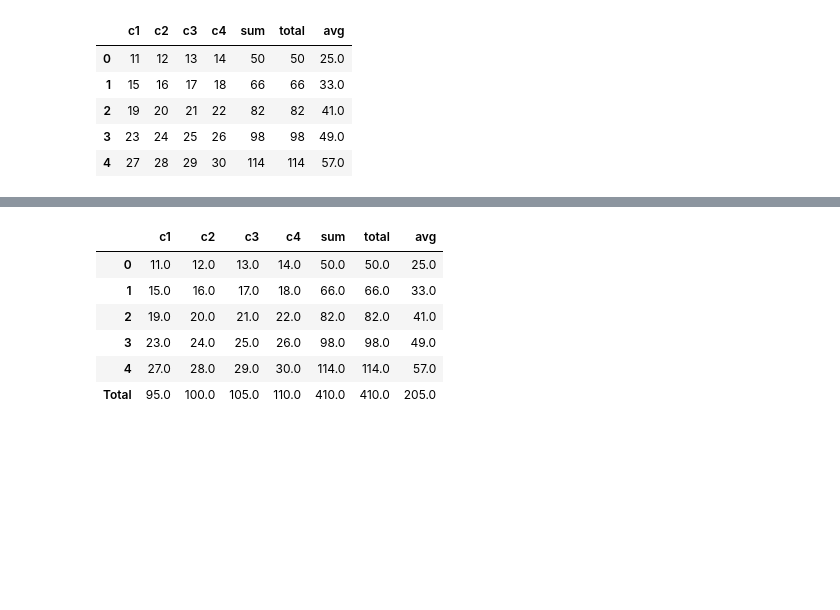
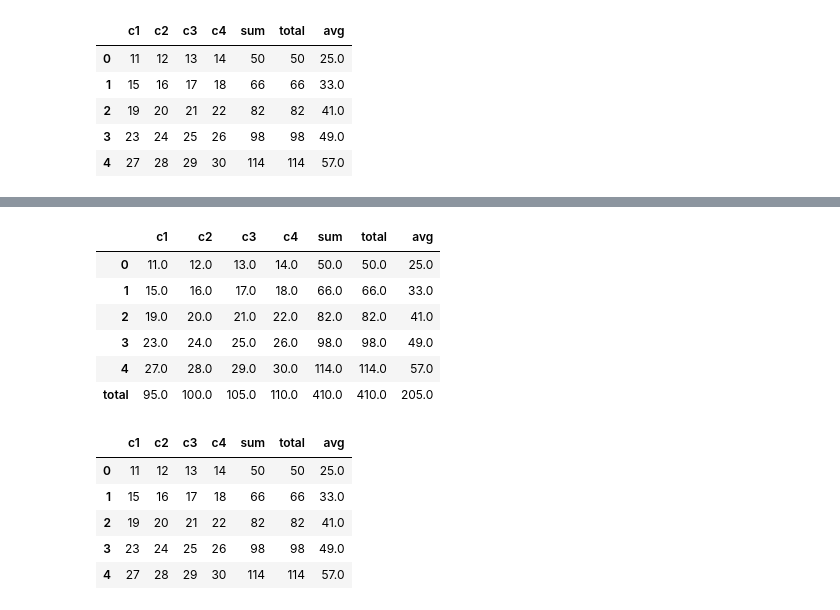
Before and after one commit to vengleab/sunrise-data-science-2024, a Jupyter notebook: Python-for-data-science/pandas.ipynb, the cells around one changed output, grey strips where cells are left out. Cells and saved outputs as stored; diff of their text form; code cells hidden in the pictures; blank space fills up the shorter version.

```diff
--- a/Python-for-data-science/pandas.ipynb
+++ b/Python-for-data-science/pandas.ipynb
@@ -357,10 +388,19 @@ data
+# %%
+data.append(pd.Series(data.sum(), name="total"))
+# %% [output]
+|  | c1 | c2 | c3 | c4 | sum | total | avg |
+| 0 | 11.0 | 12.0 | 13.0 | 14.0 | 50.0 | 50.0 | 25.0 |
+| 1 | 15.0 | 16.0 | 17.0 | 18.0 | 66.0 | 66.0 | 33.0 |
+| 2 | 19.0 | 20.0 | 21.0 | 22.0 | 82.0 | 82.0 | 41.0 |
+| 3 | 23.0 | 24.0 | 25.0 | 26.0 | 98.0 | 98.0 | 49.0 |
+| 4 | 27.0 | 28.0 | 29.0 | 30.0 | 114.0 | 114.0 | 57.0 |
+| total | 95.0 | 100.0 | 105.0 | 110.0 | 410.0 | 410.0 | 205.0 |
 # %%
-data.append(pd.Series(data.sum(), name="Total"))
+data
 # %% [output]
 |  | c1 | c2 | c3 | c4 | sum | total | avg |
-| 0 | 11.0 | 12.0 | 13.0 | 14.0 | 50.0 | 50.0 | 25.0 |
-| 1 | 15.0 | 16.0 | 17.0 | 18.0 | 66.0 | 66.0 | 33.0 |
-| 2 | 19.0 | 20.0 | 21.0 | 22.0 | 82.0 | 82.0 | 41.0 |
-| 3 | 23.0 | 24.0 | 25.0 | 26.0 | 98.0 | 98.0 | 49.0 |
-| 4 | 27.0 | 28.0 | 29.0 | 30.0 | 114.0 | 114.0 | 57.0 |
-| Total | 95.0 | 100.0 | 105.0 | 110.0 | 410.0 | 410.0 | 205.0 |
+| 0 | 11 | 12 | 13 | 14 | 50 | 50 | 25.0 |
+| 1 | 15 | 16 | 17 | 18 | 66 | 66 | 33.0 |
+| 2 | 19 | 20 | 21 | 22 | 82 | 82 | 41.0 |
+| 3 | 23 | 24 | 25 | 26 | 98 | 98 | 49.0 |
+| 4 | 27 | 28 | 29 | 30 | 114 | 114 | 57.0 |
```
Also changed, not shown: parts of 21 cells of this notebook, 1 other file.
